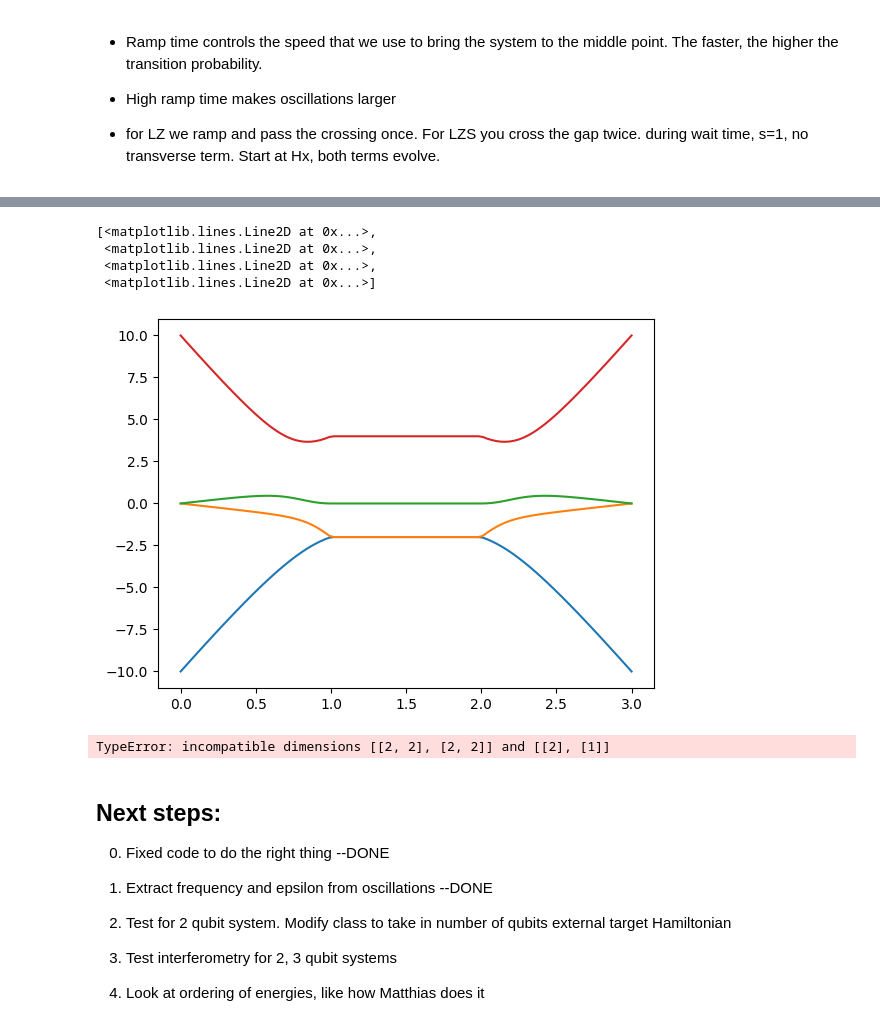
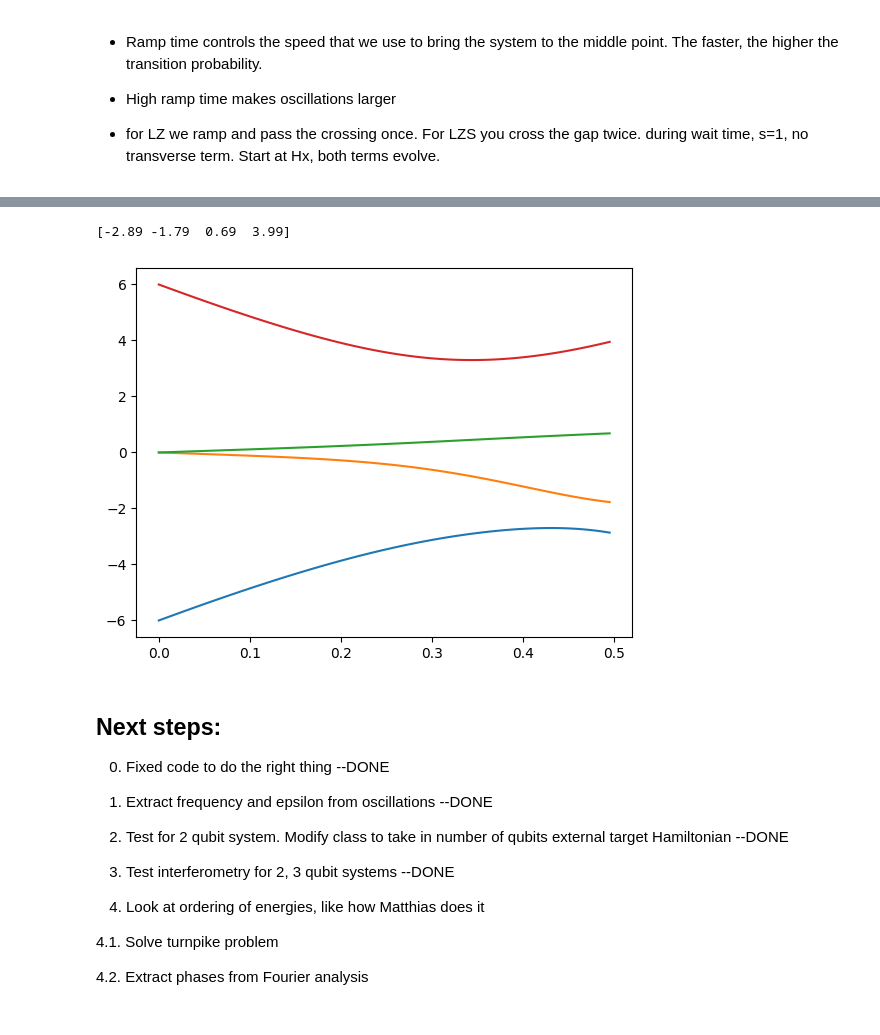
Before and after one commit to OsQarM/lsz_spectroscopy, a Jupyter notebook: LSZ_experimental.ipynb, the cells around one changed output, grey strips where cells are left out. Drawn from its saved outputs; the diff is of its cells as text; code cells hidden in the pictures.

Commit message:
Added first test of turnpike solution

```diff
--- a/LSZ_experimental.ipynb
+++ b/LSZ_experimental.ipynb
@@ -222,14 +229,24 @@ class LSZ_experiment():
 
 - for LZ we ramp and pass the crossing once. For LZS you cross the gap twice. during wait time, s=1, no transverse term. Start at Hx, both terms evolve.
 # %%
-nqubits = 2
-epsilon = 5
-alpha = 2
+epsilon = 3
+alpha = 0.5
+ramp_time = 0.5
+n_steps = 201
 
-ramp_time = 1
+#1 qubit example
+# local_z_list = np.array([1])
+# zz_terms = np.array([])
 
-n_steps = 101
+#2 qubit example
+local_z_list = np.array([1.1,2.34])
+zz_terms = np.array([0.55])
 
+#3 qubit example
+# local_z_list = np.array([2, 3, 1.5])
+# zz_terms = np.array([1, 0.5, 1.25])
+
+nqubits = len(local_z_list)
 max_wait_time = 50.0/alpha
 n_sims = int(max_wait_time*20)
 
@@ -237,11 +254,10 @@ tw_l = np.linspace(0, max_wait_time, n_sims)
 pc_list = []
 pe_list = []
 
-local_z_list = np.array([2,1])
-zz_terms = np.array([1])
+
 H_target_dict = {'one_body': local_z_list, 'two_body': zz_terms}
 
-wait_test = 1
+wait_test = 0
 test =LSZ_experiment(nqubits, epsilon, H_target_dict, ramp_time, wait_test)
 # %%
 t_list, s_list = test.show_schedule(n_steps)
@@ -252,24 +268,21 @@ plt.plot(t_list, s_list)
 # %%
 t_list, egvals, egvecs = test.show_spectrum(n_steps)
-plt.plot(t_list, egvals)
+midpoint = int(len(t_list)/2)
+plt.plot(t_list[0:midpoint], egvals[0:midpoint])
+
+print(egvals[midpoint])
 # %% [output]
-[<matplotlib.lines.Line2D at 0x...>,
- <matplotlib.lines.Line2D at 0x...>,
- <matplotlib.lines.Line2D at 0x...>,
- <matplotlib.lines.Line2D at 0x...>]
+[-2.89 -1.79  0.69  3.99]
-[figure, old version]
+[figure, new version]
 # %%
 for wait_time in tw_l:
     experiment =LSZ_experiment(nqubits, epsilon, H_target_dict, ramp_time, wait_time)
 
     result = experiment.time_evolution(n_steps)
 
-    pc, pe = experiment.calculate_populations(result)
+    populations = experiment.calculate_populations(result)
 
-    pc_list.append(np.real(pc))
-    pe_list.append(np.real(pe))
+    pc_list.append(np.real(populations[0]))
-# %% [output]
-TypeError: incompatible dimensions [[2, 2], [2, 2]] and [[2], [1]]
 # %% [markdown]
 ## Next steps:
 
@@ -277,9 +290,13 @@ TypeError: incompatible dimensions [[2, 2], [2, 2]] and [[2], [1]]
 
 1. Extract frequency and epsilon from oscillations --DONE
 
-2. Test for 2 qubit system. Modify class to take in number of qubits external target Hamiltonian
+2. Test for 2 qubit system. Modify class to take in number of qubits external target Hamiltonian --DONE
 
-3. Test interferometry for 2, 3 qubit systems
+3. Test interferometry for 2, 3 qubit systems --DONE
 
 4. Look at ordering of energies, like how Matthias does it
+
+4.1. Solve turnpike problem
+
+4.2. Extract phases from Fourier analysis
 # %%
```
Also changed, not shown: parts of 11 cells of this notebook, 1 other file.
